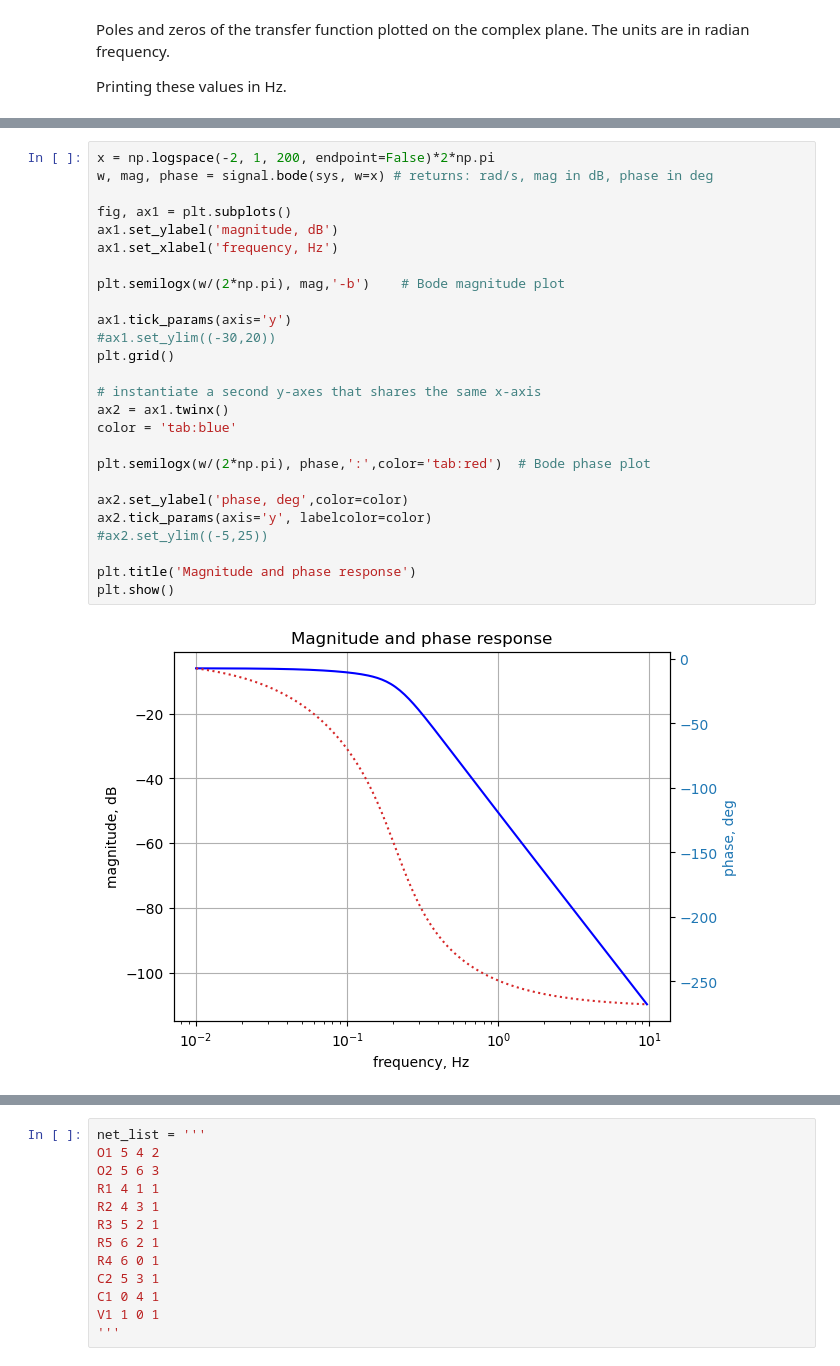
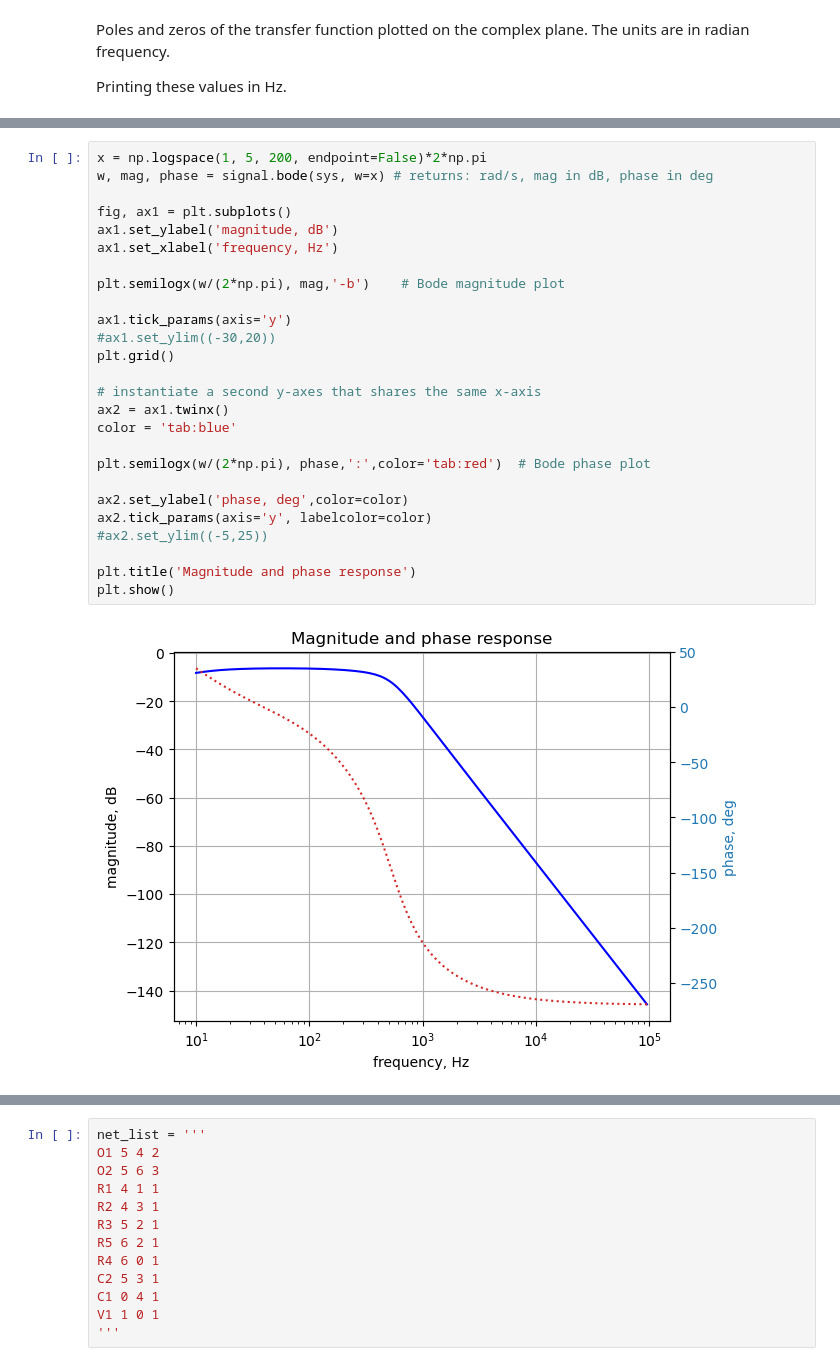
Before and after one commit to Tiburonboy/Symbolic-Modified-Nodal-Analysis-using-Python, a Jupyter notebook: backup/Op Amp circuits.ipynb, the cells around one changed output, grey strips where cells are left out. Drawn from its saved outputs; the diff is of its cells as text.

```diff
--- a/backup/Op Amp circuits.ipynb
+++ b/backup/Op Amp circuits.ipynb
@@ -1359,29 +1400,29 @@ Use the SciPy function [bode](https://docs.scipy.org/doc/scipy/reference/generat
 # %%
-x = np.logspace(-2, 1, 200, endpoint=False)*2*np.pi
+x = np.logspace(1, 5, 200, endpoint=False)*2*np.pi
 w, mag, phase = signal.bode(sys, w=x) # returns: rad/s, mag in dB, phase in deg
 
 fig, ax1 = plt.subplots()
 ax1.set_ylabel('magnitude, dB')
 ax1.set_xlabel('frequency, Hz')
 
 plt.semilogx(w/(2*np.pi), mag,'-b')    # Bode magnitude plot
 
 ax1.tick_params(axis='y')
 #ax1.set_ylim((-30,20))
 plt.grid()
 
 # instantiate a second y-axes that shares the same x-axis
 ax2 = ax1.twinx()
 color = 'tab:blue'
 
 plt.semilogx(w/(2*np.pi), phase,':',color='tab:red')  # Bode phase plot
 
 ax2.set_ylabel('phase, deg',color=color)
 ax2.tick_params(axis='y', labelcolor=color)
 #ax2.set_ylim((-5,25))
 
 plt.title('Magnitude and phase response')
 plt.show()
 # %% [output]
-[figure, old version]
+[figure, new version]
 # %% [markdown]
```
Also changed, not shown: parts of 279 cells of this notebook, 13 other files.
